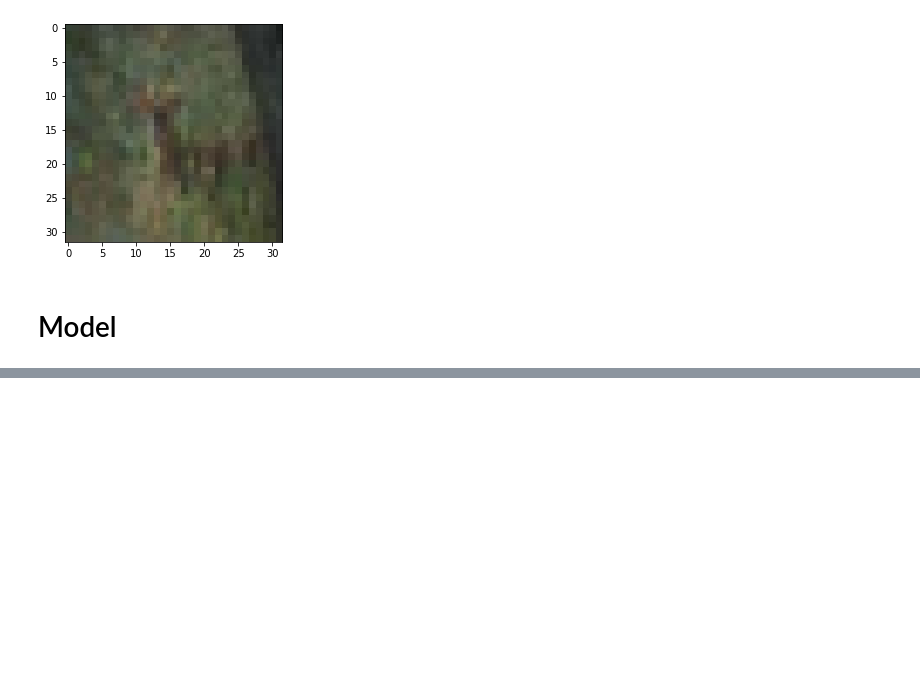
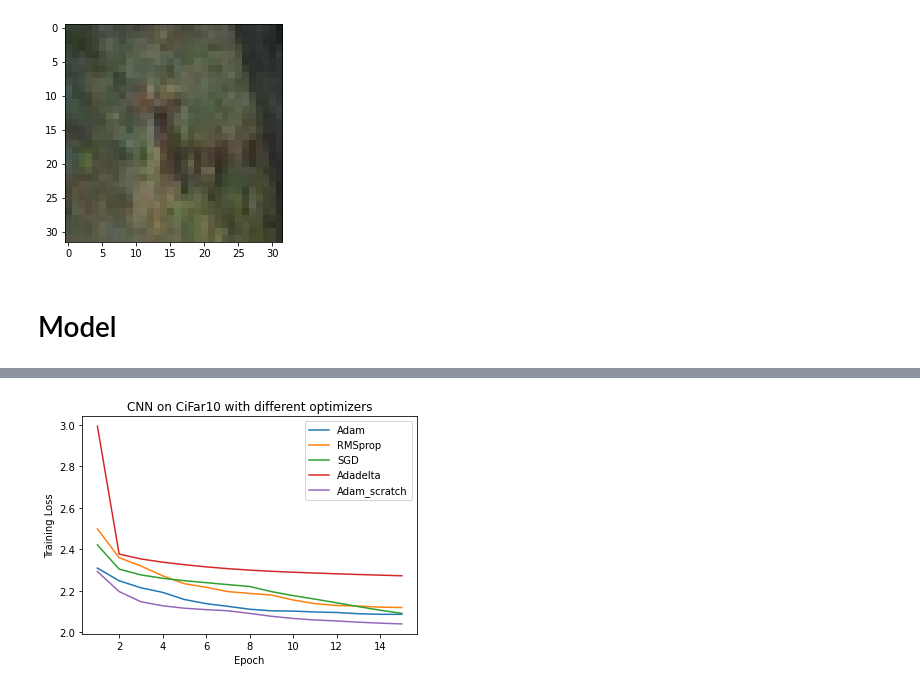
Before and after one commit to vishal-2000/SMAI-project, a Jupyter notebook: Mid-eval/CNNCIFAR10.ipynb, the cells around one changed output, grey strips where cells are left out. Saved outputs shown, nothing was run; the diff lists cells and outputs as text; code cells hidden in the pictures; blank space fills up the shorter version.

```diff
--- a/Mid-eval/CNNCIFAR10.ipynb
+++ b/Mid-eval/CNNCIFAR10.ipynb
@@ -49,0 +150,14 @@ class Net(nn.Module):
+# %%
+Xval = np.arange(1, 16,1)
+
+plt.xlabel("Epoch")  # add X-axis label
+plt.ylabel("Training Loss")  # add Y-axis label
+plt.title("CNN on CiFar10 with different optimizers")  # add title
+#plt.plot(Xval,0.97*np.array(trainingLoss["SGD"]),'r')
+for key, value in trainingLoss.items():
+    plt.plot(Xval, value, label=key)
+
+plt.legend()
+plt.show()
+# %% [output]
+[figure, added]
```
Also changed, not shown: parts of 3 cells of this notebook, 16 other files.
